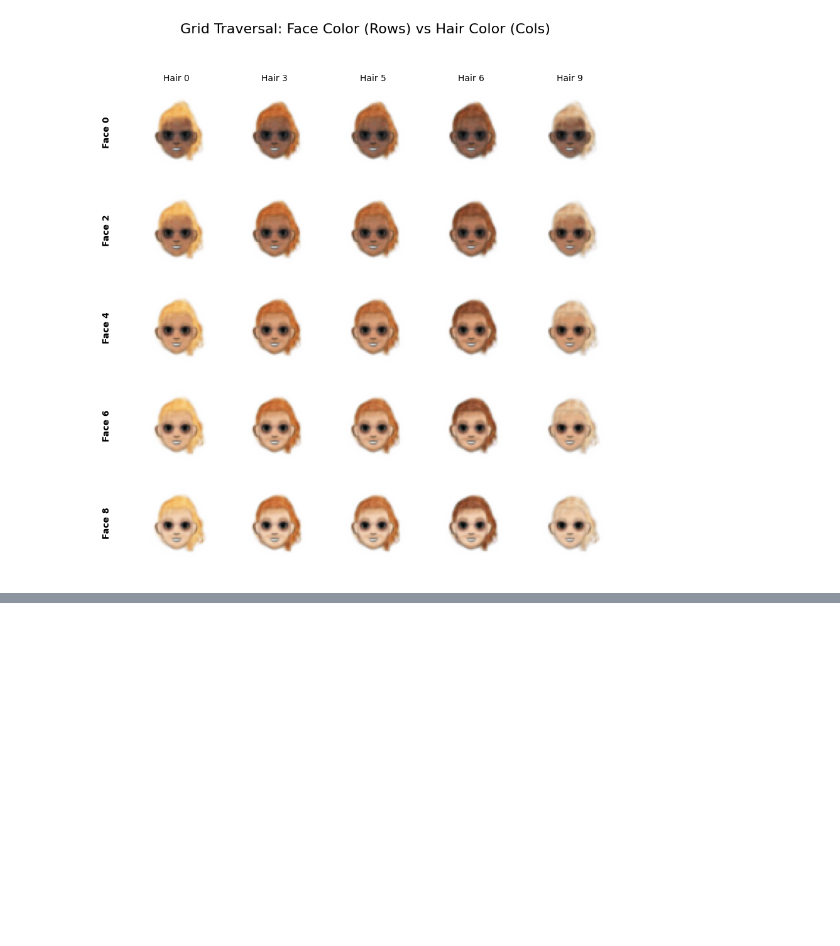
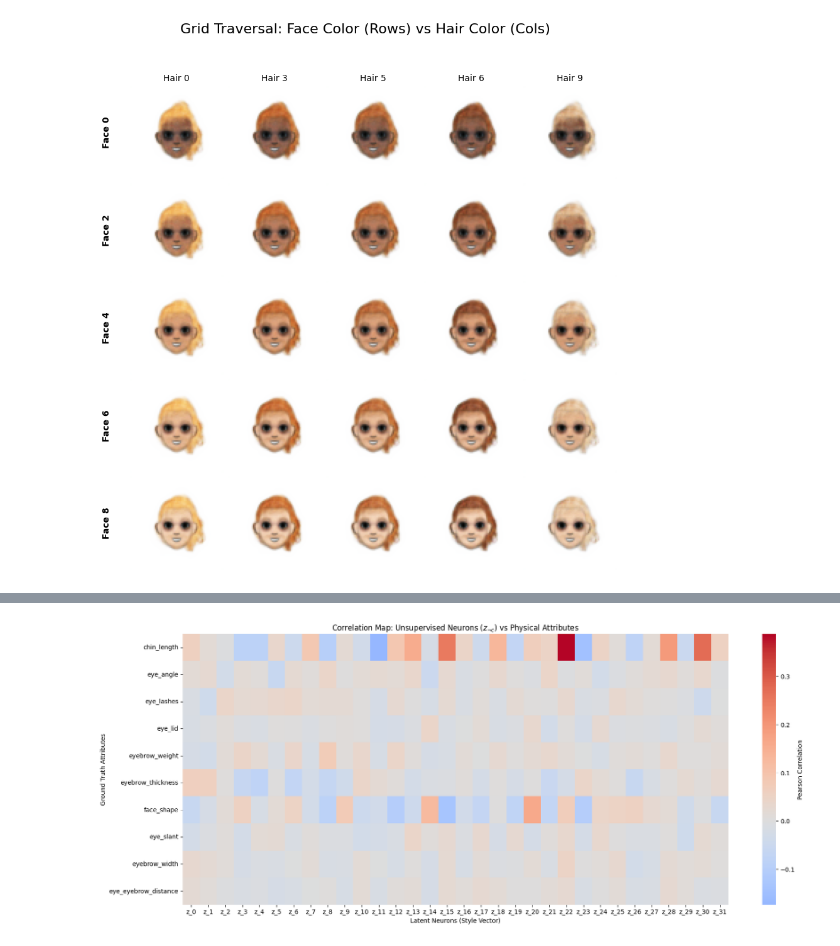
Before and after one commit to Farouc/ccvaes, a Jupyter notebook: demo_multilabel.ipynb, the cells around one changed output, grey strips where cells are left out. Saved outputs shown, nothing was run; the diff lists cells and outputs as text; code cells hidden in the pictures; blank space fills up the shorter version.

Commit message:
adding some probing experiments

```diff
--- a/demo_multilabel.ipynb
+++ b/demo_multilabel.ipynb
@@ -587,0 +973,92 @@ interpolate_style(model, dataset, device=DEVICE)
+# %%
+import pandas as pd
+import seaborn as sns
+import matplotlib.pyplot as plt
+
+def experiment_latent_correlation(model, data_dir, device='cuda', sample_limit=2000):
+    print("--- 🌡️ Experiment: Latent Correlation Heatmap ---")
+
+    # 1. SETUP DATASET (On charge TOUS les attributs intéressants)
+    # Liste des attributs 'continus' ou 'ordinaux' dans CartoonSet
+    interesting_attributes = [
+        "chin_length", "eye_angle", "eye_lashes", "eye_lid",
+        "eyebrow_weight", "eyebrow_thickness", "face_shape",
+        "eye_slant", "eyebrow_width", "eye_eyebrow_distance"
+    ]
+
+    print("Loading metadata...")
+    probe_transform = transforms.Compose([
+        transforms.Resize((64, 64)), transforms.ToTensor(),
+    ])
+
+    # On modifie un peu l'appel pour charger ces attributs spécifiques
+    # Assure-toi que ta classe CartoonMultiLabelDataset accepte une liste arbitraire
+    probe_dataset = CartoonMultiLabelDataset(
+        root_dir=data_dir,
+        target_attributes=interesting_attributes,
+        transform=probe_transform
+    )
+    probe_loader = DataLoader(probe_dataset, batch_size=64, shuffle=True)
+
+    # 2. EXTRACTION
+    latent_data = []  # Stockera z_not_c
+    attr_data = []    # Stockera les vrais attributs
+
+    model.eval()
+    samples_collected = 0
+
+    print(f"Extracting vectors vs attributes ({sample_limit} samples)...")
+    with torch.no_grad():
+        for x, labels in probe_loader:
+            x = x.to(device)
+
+            # Extraction Latente
+            _, _, z_not_c = encode_to_z(model, x)
+            latent_data.append(z_not_c.cpu().numpy())
+
+            # Extraction Attributs (Labels)
+            attr_data.append(labels.cpu().numpy())
+
+            samples_collected += x.size(0)
+            if samples_collected >= sample_limit:
+                break
+
+    # Conversion en DataFrame Pandas
+    Z_matrix = np.concatenate(latent_data)[:samples_collected] # (N, 32)
+    Attr_matrix = np.concatenate(attr_data)[:samples_collected] # (N, nb_attr)
+
+    # On crée des noms de colonnes pour Z
+    z_cols = [f"z_{i}" for i in range(Z_matrix.shape[1])]
+
+    # DataFrame Z
+    df_z = pd.DataFrame(Z_matrix, columns=z_cols)
+    # DataFrame Attributs
+    df_attr = pd.DataFrame(Attr_matrix, columns=interesting_attributes)
+
+    # 3. CALCUL CORRELATION
+    # On veut la corrélation entre chaque colonne de Z et chaque colonne d'Attribut
+    # Astuce: On concatène tout et on calcule la grosse matrice, puis on découpe
+    full_df = pd.concat([df_z, df_attr], axis=1)
+    corr_matrix = full_df.corr()
+
+    # On ne garde que la partie croisée (Lignes=Attributs, Colonnes=Z)
+    cross_corr = corr_matrix.loc[interesting_attributes, z_cols]
+
+    # 4. VISUALISATION (Heatmap)
+    plt.figure(figsize=(20, 8)) # Largeur, Hauteur
+    sns.heatmap(
+        cross_corr,
+        cmap="coolwarm", center=0,
+        annot=False, # Mets True si tu veux voir les chiffres (peut être illisible)
+        cbar_kws={'label': 'Pearson Correlation'}
+    )
+    plt.title("Correlation Map: Unsupervised Neurons ($z_{\\neg c}$) vs Physical Attributes")
+    plt.xlabel("Latent Neurons (Style Vector)")
+    plt.ylabel("Ground Truth Attributes")
+    plt.show()
+
+    return cross_corr
+
+# --- RUN IT ---
+correlation_df = experiment_latent_correlation(model, DATA_DIR, DEVICE)
+# %% [output]
@@ -587,0 +1070 @@ interpolate_style(model, dataset, device=DEVICE)
+[figure, added]
```
Also changed, not shown: parts of 12 cells of this notebook.
